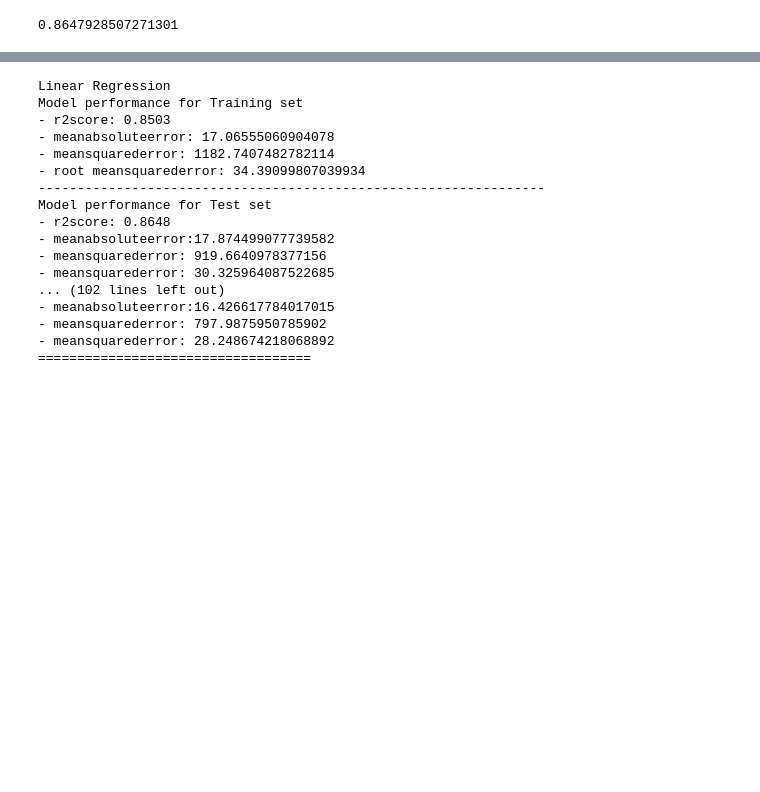
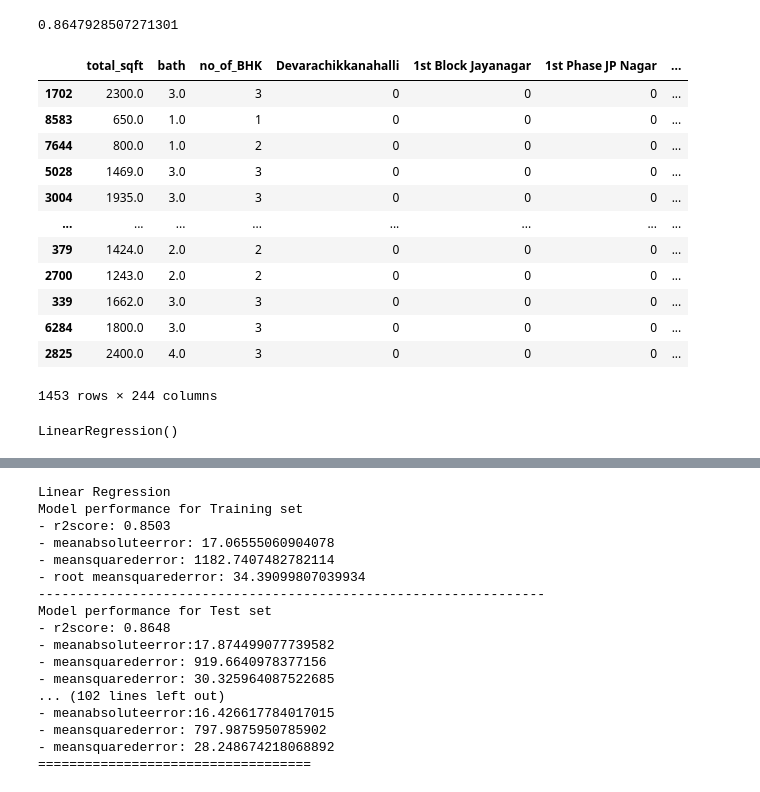
Before and after one commit to santhoshreddybora/House_Price_Prediction, a Jupyter notebook: HPP/notebook/EDA.ipynb, the cells around one changed output, grey strips where cells are left out. Cells and saved outputs as stored; diff of their text form; code cells hidden in the pictures; blank space fills up the shorter version.

```diff
--- a/HPP/notebook/EDA.ipynb
+++ b/HPP/notebook/EDA.ipynb
@@ -825,6 +841,22 @@ def evaluate_models(X_train, X_test,y_train,y_test, models):
     report=pd.DataFrame(list(zip(models_list, r2Score,root_mean_square_error)), columns=['Model Name', 'r2Score',"root_mean_square_error"]).sort_values(by=['r2Score',"root_mean_square_error"], ascending=False)
 
     return report
+# %%
+X_test
+# %% [output]
+|  | total_sqft | bath | no_of_BHK | Devarachikkanahalli | 1st Block Jayanagar | 1st Phase JP Nagar | ... |
+| 1702 | 2300.0 | 3.0 | 3 | 0 | 0 | 0 | ... |
+| 8583 | 650.0 | 1.0 | 1 | 0 | 0 | 0 | ... |
+| 7644 | 800.0 | 1.0 | 2 | 0 | 0 | 0 | ... |
+| 5028 | 1469.0 | 3.0 | 3 | 0 | 0 | 0 | ... |
+| 3004 | 1935.0 | 3.0 | 3 | 0 | 0 | 0 | ... |
+| ... | ... | ... | ... | ... | ... | ... | ... |
+| 379 | 1424.0 | 2.0 | 2 | 0 | 0 | 0 | ... |
+| 2700 | 1243.0 | 2.0 | 2 | 0 | 0 | 0 | ... |
+| 339 | 1662.0 | 3.0 | 3 | 0 | 0 | 0 | ... |
+| 6284 | 1800.0 | 3.0 | 3 | 0 | 0 | 0 | ... |
+| 2825 | 2400.0 | 4.0 | 3 | 0 | 0 | 0 | ... |
+1453 rows × 244 columns
 # %%
 from sklearn.neighbors import KNeighborsRegressor
 from sklearn.ensemble import GradientBoostingRegressor
@@ -844,3 +876,8 @@ models={
   "XGBRegressor":XGBRegressor(),
   "Cat boost regressor":CatBoostRegressor(verbose=0)
 }
+# %%
+lr=LinearRegression()
+lr.fit(X_train,y_train)
+# %% [output]
+LinearRegression()
```
Also changed, not shown: parts of 9 cells of this notebook, 21 other files.
